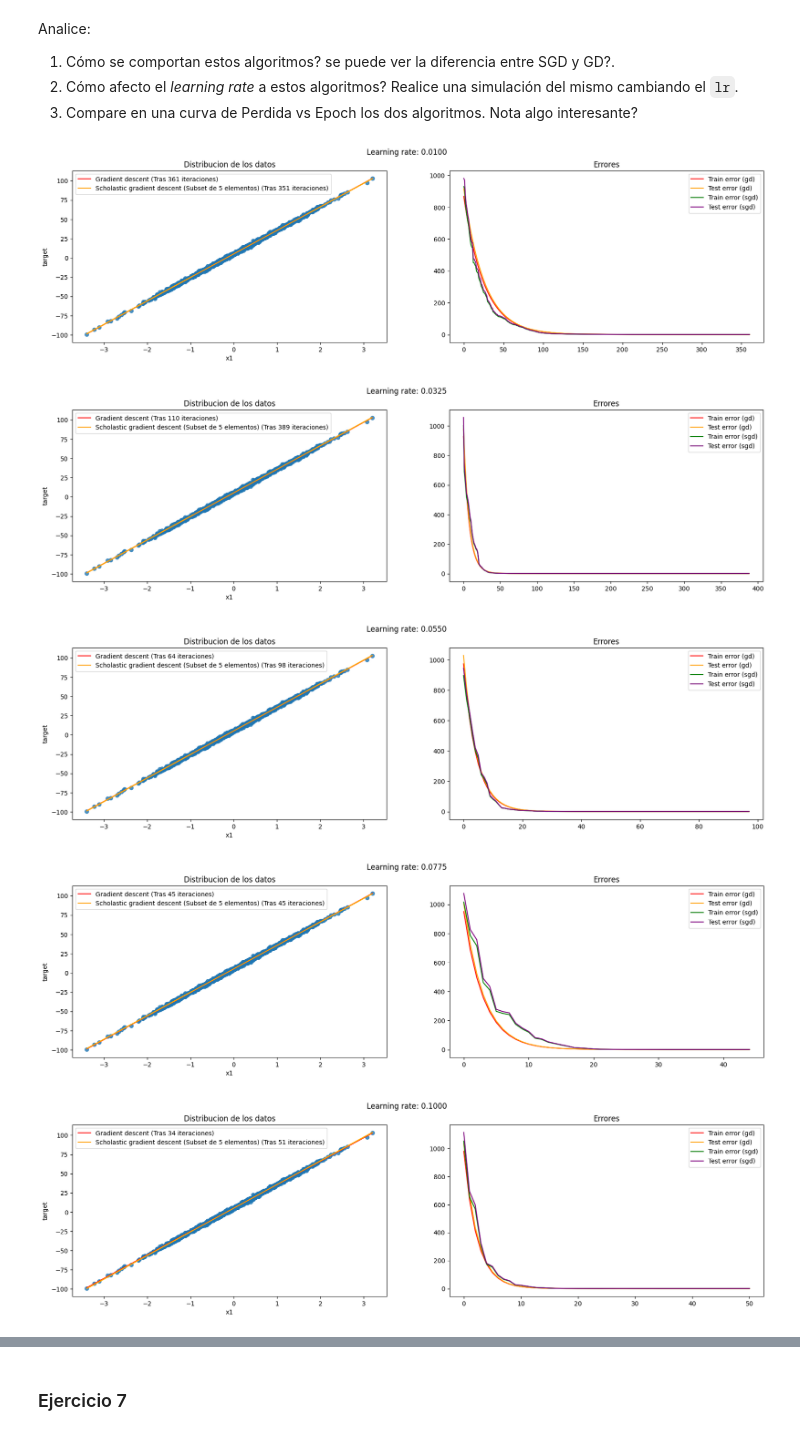
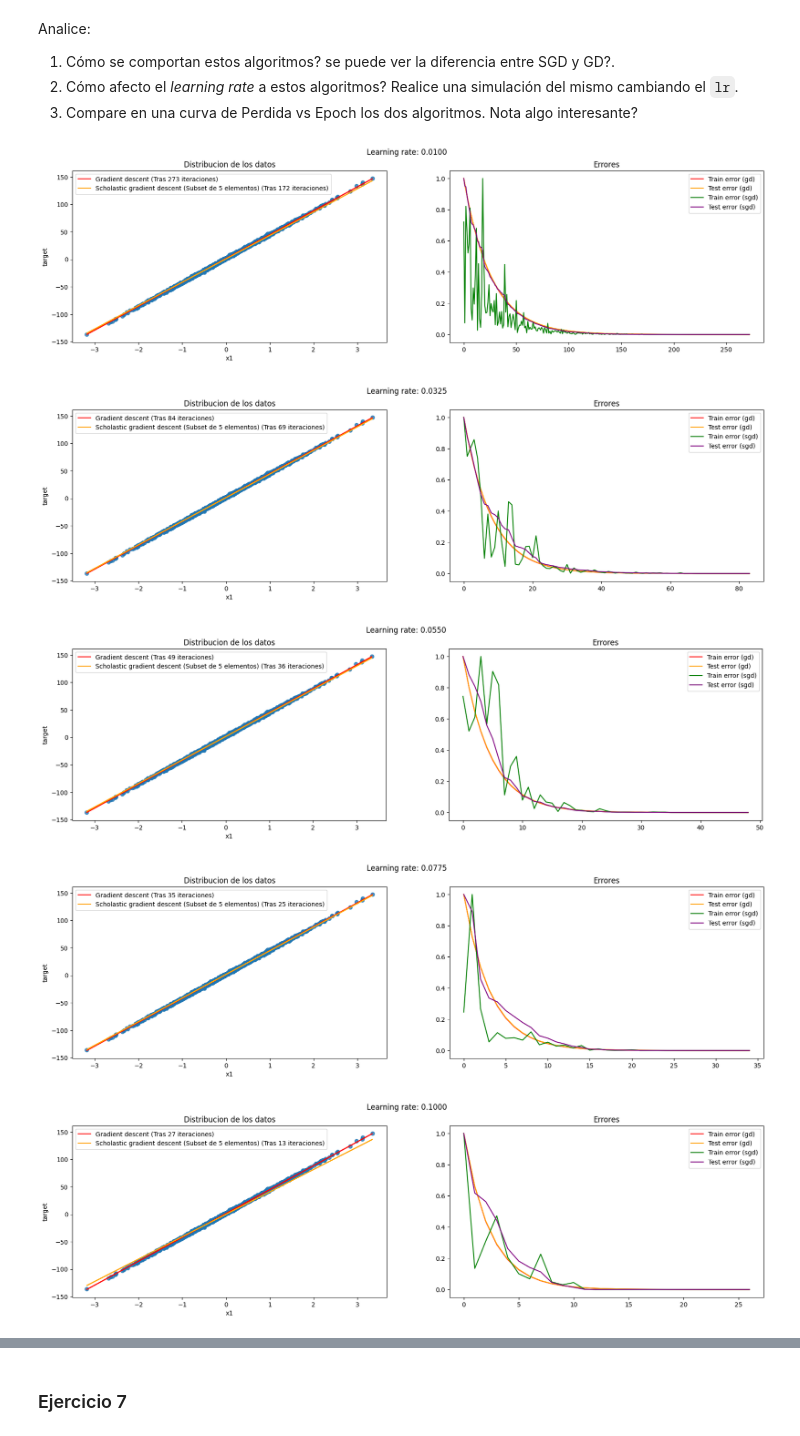
Before and after one commit to gmvtrmaga/ceia-intro-ia, a Jupyter notebook: tp_integrador_enunciado/tpi_parte2.ipynb, the cells around one changed output, grey strips where cells are left out. Drawn from its saved outputs; the diff is of its cells as text; code cells hidden in the pictures.

```diff
--- a/tp_integrador_enunciado/tpi_parte2.ipynb
+++ b/tp_integrador_enunciado/tpi_parte2.ipynb
@@ -623,7 +623,7 @@ def GD(
         grad = gradient(x_train, y_train, W)
 
         # Si el gradiente es cercano a 0 no merece la pena seguir iterando
-        if (np.abs(grad) < tolerance).all():
+        if abs(np.linalg.norm(grad)) < tolerance:
             break
 
         W = W - (lr * grad)
@@ -648,7 +648,7 @@ def SGD(
     lr=0.01,
     max_epochs=100,
     tolerance=0.05,
-    scholar_subset_size = 10
+    scholas_subset_size=10,
 ):
     m = x_train.shape[1]
 
@@ -656,23 +656,24 @@ def SGD(
     W = np.random.randn(m).reshape(m, 1)
 
     # Arrays de resultados, limitar el tamaño de subset al tamaño máximo de x_train
-    scholar_subset_size = min(scholar_subset_size,len(x_train))
+    scholas_subset_size = min(scholas_subset_size, len(x_train))
     mse_train = []
     mse_test = []
 
     for i in range(max_epochs):
-        mse_train.append(mse(x_train, y_train, W))
-        mse_test.append(mse(x_test, y_test, W))
-
         random_index = np.random.permutation(x_train.shape[0])
-        random_index = random_index[:scholar_subset_size]
+        random_index = random_index[:scholas_subset_size]
         x_random = x_train[random_index]
         y_random = y_train[random_index]
+
+        # El error de train sí es escolástico, porque a partir de este error calculamos el gradiente
+        mse_train.append(mse(x_random, y_random, W))
+        mse_test.append(mse(x_test, y_test, W))  # Error para todo test
 
         grad = gradient(x_random, y_random, W)
 
         # Si el gradiente es cercano a 0 no merece la pena seguir iterando
-        if (np.abs(grad) < tolerance).all():
+        if abs(np.linalg.norm(grad)) < tolerance:
             break
 
         W = W - (lr * grad)
@@ -694,7 +695,7 @@ data: DataFrame = generate_dataset(
     n_informative=1,
     n_targets=1,
     noise=1,
-    bias=5,
+    bias=1.5,
     output="dataframe",
 )
 # Preparar datos como se explica en el ejercicio
@@ -712,7 +713,14 @@ ytest = ytest.reshape(-1, 1)
 for lr in np.linspace(0.01, 0.1, 5):
     # Analisis GD
     gd_coefs, gd_mse_train, gd_mse_test = GD(
-        xtrain, ytrain, xtest, ytest, max_epochs=max_epochs, lr=lr, tolerance=0.05
+        xtrain, ytrain, xtest, ytest, max_epochs=max_epochs, lr=lr, tolerance=0.5
+    )
+    # Normalizamos errores
+    gd_mse_train = (gd_mse_train - np.min(gd_mse_train)) / (
+        np.max(gd_mse_train) - np.min(gd_mse_train)
+    )
+    gd_mse_test = (gd_mse_test - np.min(gd_mse_test)) / (
+        np.max(gd_mse_test) - np.min(gd_mse_test)
     )
 
     # Analisis SGD
@@ -723,8 +731,15 @@ for lr in np.linspace(0.01, 0.1, 5):
         ytest,
         max_epochs=max_epochs,
         lr=lr,
-        tolerance=0.1,
-        scholar_subset_size=subset_size,
+        tolerance=0.5,
+        scholas_subset_size=subset_size,
+    )
+    # Normalizamos errores
+    sgd_mse_train = (sgd_mse_train - np.min(sgd_mse_train)) / (
+        np.max(sgd_mse_train) - np.min(sgd_mse_train)
+    )
+    sgd_mse_test = (sgd_mse_test - np.min(sgd_mse_test)) / (
+        np.max(sgd_mse_test) - np.min(sgd_mse_test)
     )
 
     # Representacion datos
@@ -751,36 +766,36 @@ for lr in np.linspace(0.01, 0.1, 5):
     axes[0].set_title("Distribucion de los datos")
 
     epochs = range(max(len(gd_mse_train), len(sgd_mse_train)))
     axes[1].plot(
         epochs,
         [gd_mse_train[min(i, len(gd_mse_train) - 1)] for i in epochs],
         label="Train error (gd)",
         color="red",
     )
     axes[1].plot(
         epochs,
         [gd_mse_test[min(i, len(gd_mse_test) - 1)] for i in epochs],
         label="Test error (gd)",
         color="orange",
     )
     axes[1].plot(
         epochs,
         [sgd_mse_train[min(i, len(sgd_mse_train) - 1)] for i in epochs],
-        label="Train error (sgd)",
+        label="Train error (sgd) (Subset de " + str(subset_size) + " elementos)",
         color="green",
     )
     axes[1].plot(
         epochs,
         [sgd_mse_test[min(i, len(sgd_mse_test) - 1)] for i in epochs],
         label="Test error (sgd)",
         color="purple",
     )
     axes[1].legend()
     axes[1].set_title("Errores")
     fig.suptitle("Learning rate: " + "{:.4f}".format(lr))
 # %% [output]
-[figure, old version]
+[figure, new version]
-[figure, old version]
+[figure, new version]
-[figure, old version]
+[figure, new version]
-[figure, old version]
+[figure, new version]
-[figure, old version]
+[figure, new version]
```
Also changed, not shown: parts of 8 cells of this notebook.
